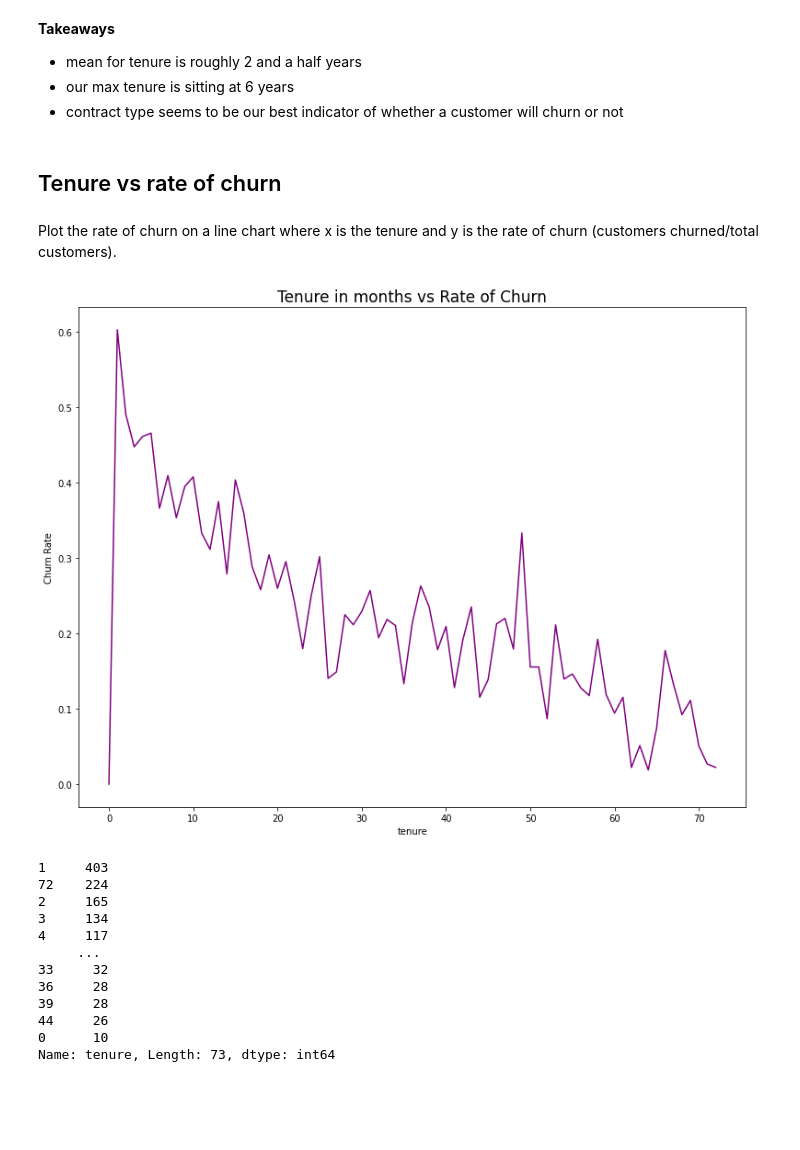
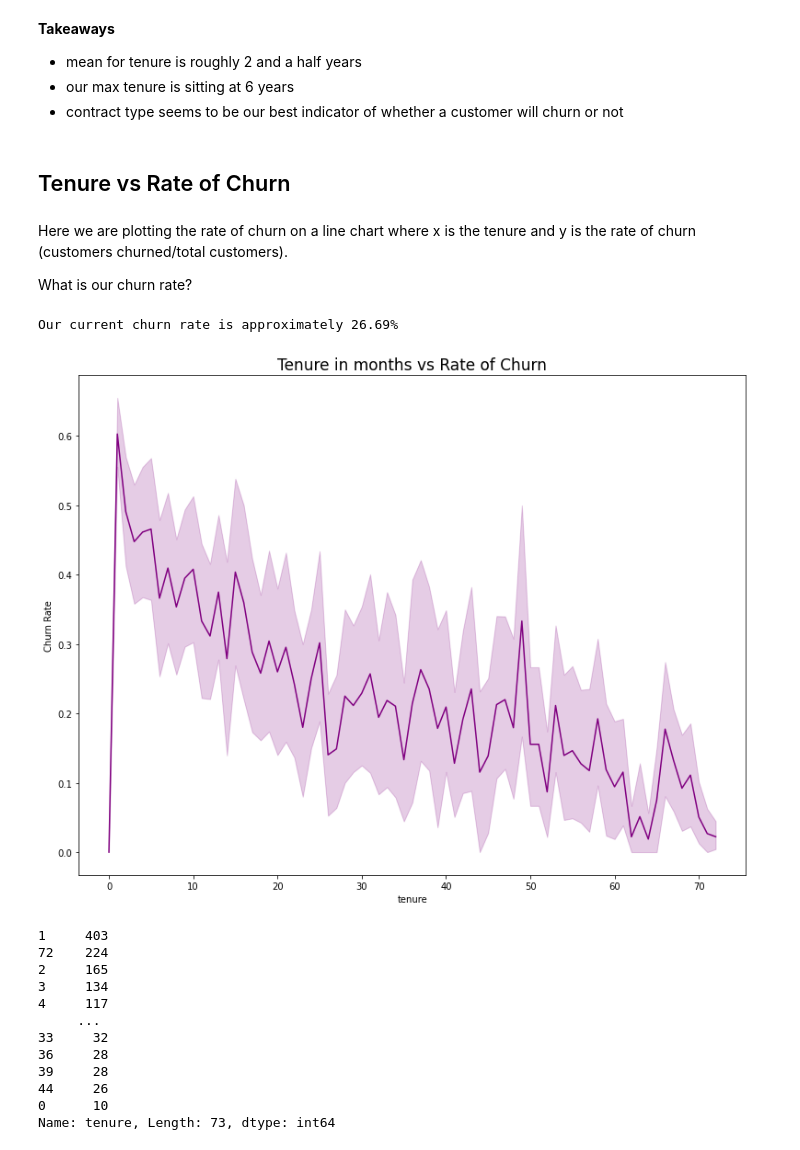
Before and after one commit to Churning-Up-the-Heat/classification-project, a Jupyter notebook: customers_churning_final.ipynb, the cells around one changed output. Cells and saved outputs as stored; diff of their text form; code cells hidden in the pictures; blank space fills up the shorter version.

```diff
--- a/customers_churning_final.ipynb
+++ b/customers_churning_final.ipynb
@@ -296,14 +299,25 @@ explore.corr_heatmap(train)
 - our max tenure is sitting at 6 years
 - contract type seems to be our best indicator of whether a customer will churn or not
 # %% [markdown]
-## Tenure vs rate of churn
+## Tenure vs Rate of Churn
 # %% [markdown]
-Plot the rate of churn on a line chart where x is the tenure and y is the rate of churn (customers churned/total customers).
+Here we are plotting the rate of churn on a line chart where x is the tenure and y is the rate of churn (customers churned/total customers).
+
+What is our churn rate?
+# %%
+churn = (train.churn == "Yes").sum()
+not_churn = (train.churn == "No").sum()
+all_customers = len(train)
+churn_rate = ((churn/all_customers) * 100).round(2)
+
+print(f"Our current churn rate is approximately {churn_rate}%")
+# %% [output]
+Our current churn rate is approximately 26.69%
 # %%
 #function to plot rate of churn and tenure in months
-explore.lineplot_rate_of_churn_to_tenure_months(train)
+ax = explore.lineplot_rate_of_churn_to_tenure_months(train)
 # %% [output]
-[figure, old version]
+[figure, new version]
 # %%
 train.tenure.value_counts(ascending=False)
 # %% [output]
```
Also changed, not shown: parts of 43 cells of this notebook.
